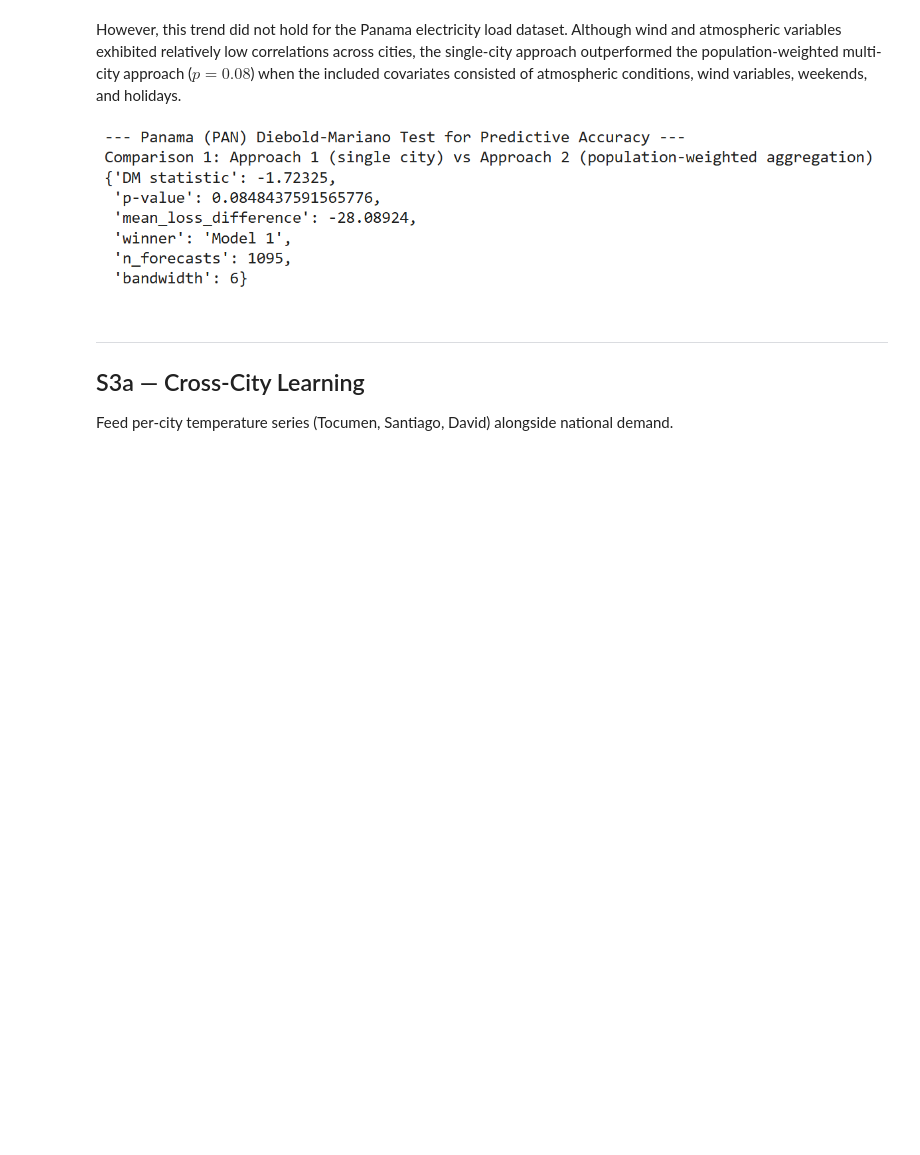
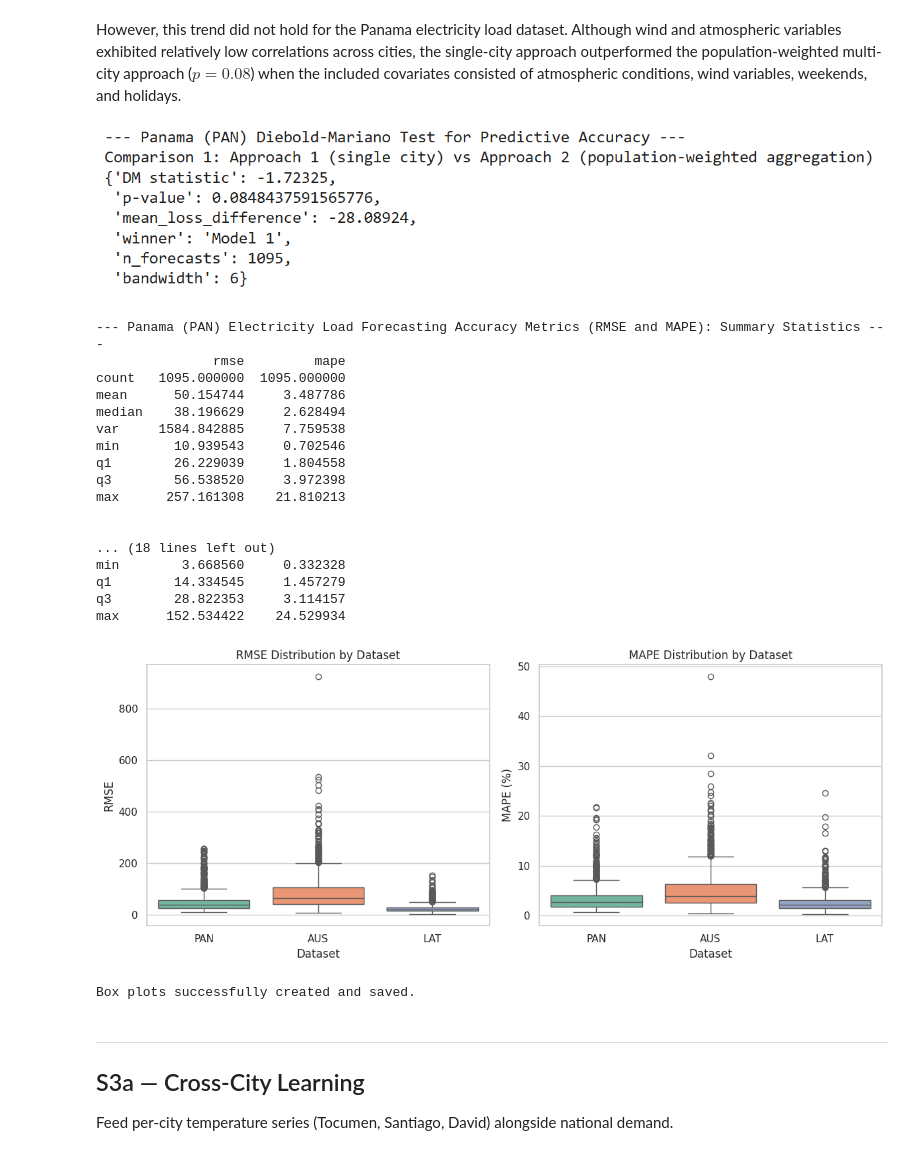
Before and after one commit to schmetti-kim/RCS_time_series_forecasting_electric_load, a Jupyter notebook: chronos_research/main.ipynb, the cells around one changed output. Cells and saved outputs as stored; diff of their text form; code cells hidden in the pictures; blank space fills up the shorter version.

Commit message:
complete covariate-informed forecasting

```diff
--- a/chronos_research/main.ipynb
+++ b/chronos_research/main.ipynb
@@ -1032,6 +1034,46 @@ Another interesting observation concerns the comparison between the single-city
 However, this trend did not hold for the Panama electricity load dataset. Although wind and atmospheric variables exhibited relatively low correlations across cities, the single-city approach outperformed the population-weighted multi-city approach ($p = 0.08$) when the included covariates consisted of atmospheric conditions, wind variables, weekends, and holidays.
 
 ![image.png](embedded-picture-1)
+# %%
+# Display Summary Statistics of the resulting Accuracy Metrics
+pan_cov_res_weighted = pd.read_csv(RESULTS_DIR / "pan_cov_res_weighted.csv")
+aus_cov_res = pd.read_csv(RESULTS_DIR / "aus_cov_res.csv")
+lat_cov_res_single = pd.read_csv(RESULTS_DIR / "lat_cov_res_single.csv")
+
+print("--- Panama (PAN) Electricity Load Forecasting Accuracy Metrics (RMSE and MAPE): Summary Statistics ---")
+print(compute_summary_statistics(pan_cov_res_weighted, columns=['rmse', 'mape']))
+print("\n")
+print("--- Australia (AUS) Electricity Load Forecasting Accuracy Metrics (RMSE and MAPE): Summary Statistics ---")
+print(compute_summary_statistics(aus_cov_res, columns=['rmse', 'mape']))
+print("\n")
+print("--- Latvia (LAT) Electricity Load Forecasting Accuracy Metrics (RMSE and MAPE): Summary Statistics ---")
+print(compute_summary_statistics(lat_cov_res_single, columns=['rmse', 'mape']))
+
+# Combine pan_cov_res_weighted, aus_cov_res, and lat_cov_res_single vertically
+merged_cov_res_df = pd.concat([pan_cov_res_weighted, aus_cov_res, lat_cov_res_single], ignore_index=True)
+
+# Make summary boxplots
+plot_metrics_boxplots(merged_cov_res_df)
+# %% [output]
+--- Panama (PAN) Electricity Load Forecasting Accuracy Metrics (RMSE and MAPE): Summary Statistics ---
+               rmse         mape
+count   1095.000000  1095.000000
+mean      50.154744     3.487786
+median    38.196629     2.628494
+var     1584.842885     7.759538
+min       10.939543     0.702546
+q1        26.229039     1.804558
+q3        56.538520     3.972398
+max      257.161308    21.810213
+
+
+... (18 lines left out)
+min        3.668560     0.332328
+q1        14.334545     1.457279
+q3        28.822353     3.114157
+max      152.534422    24.529934
+[figure, added]
+Box plots successfully created and saved.
 # %% [markdown]
 ---
 ## S3a — Cross-City Learning
```
Also changed, not shown: parts of 5 cells of this notebook, 11 other files.
